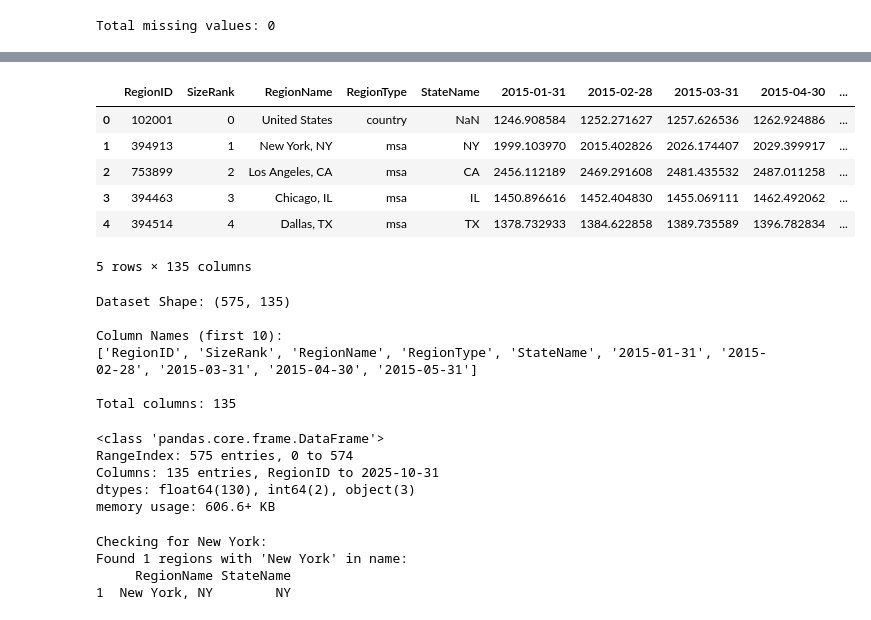
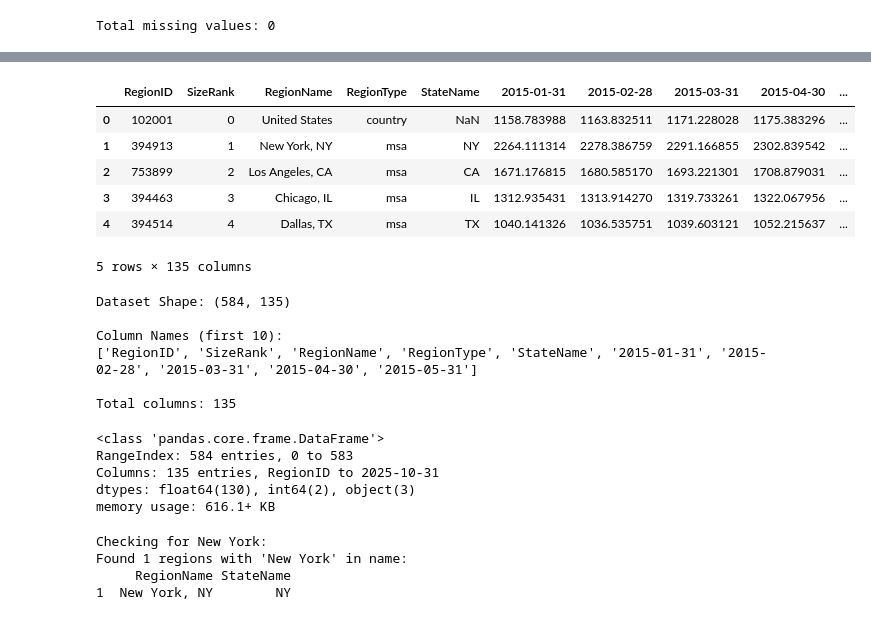
Before and after one commit to datasheng/csc46000-team-project-4727, a Jupyter notebook: notebooks/eda.ipynb, the cells around one changed output, grey strips where cells are left out. Drawn from its saved outputs; the diff is of its cells as text; code cells hidden in the pictures.

```diff
--- a/notebooks/eda.ipynb
+++ b/notebooks/eda.ipynb
@@ -174,18 +172,18 @@ price_long_prophet = price_long.reset_index().rename(columns={'Date': 'ds', 'Med
 # %%
 # ============================================
 # RENTAL PRICES PREPROCESSING
 # ============================================
 
 # Read rental prices data
-df_rental = pd.read_csv('../data/RentalPricesSF.csv')
+df_rental = pd.read_csv('../data/multifamily_rental_values_zori.csv')
 df_rental.head()
 # %% [output]
 |  | RegionID | SizeRank | RegionName | RegionType | StateName | 2015-01-31 | 2015-02-28 | 2015-03-31 | 2015-04-30 | ... |
-| 0 | 102001 | 0 | United States | country | NaN | 1246.908584 | 1252.271627 | 1257.626536 | 1262.924886 | ... |
-| 1 | 394913 | 1 | New York, NY | msa | NY | 1999.103970 | 2015.402826 | 2026.174407 | 2029.399917 | ... |
-| 2 | 753899 | 2 | Los Angeles, CA | msa | CA | 2456.112189 | 2469.291608 | 2481.435532 | 2487.011258 | ... |
-| 3 | 394463 | 3 | Chicago, IL | msa | IL | 1450.896616 | 1452.404830 | 1455.069111 | 1462.492062 | ... |
-| 4 | 394514 | 4 | Dallas, TX | msa | TX | 1378.732933 | 1384.622858 | 1389.735589 | 1396.782834 | ... |
+| 0 | 102001 | 0 | United States | country | NaN | 1158.783988 | 1163.832511 | 1171.228028 | 1175.383296 | ... |
+| 1 | 394913 | 1 | New York, NY | msa | NY | 2264.111314 | 2278.386759 | 2291.166855 | 2302.839542 | ... |
+| 2 | 753899 | 2 | Los Angeles, CA | msa | CA | 1671.176815 | 1680.585170 | 1693.221301 | 1708.879031 | ... |
+| 3 | 394463 | 3 | Chicago, IL | msa | IL | 1312.935431 | 1313.914270 | 1319.733261 | 1322.067956 | ... |
+| 4 | 394514 | 4 | Dallas, TX | msa | TX | 1040.141326 | 1036.535751 | 1039.603121 | 1052.215637 | ... |
 5 rows × 135 columns
 # %%
 # Basic information
@@ -194,7 +192,7 @@ print("\nColumn Names (first 10):")
 print(df_rental.columns.tolist()[:10])
 print(f"\nTotal columns: {len(df_rental.columns)}")
 # %% [output]
-Dataset Shape: (575, 135)
+Dataset Shape: (584, 135)
 
 Column Names (first 10):
 ['RegionID', 'SizeRank', 'RegionName', 'RegionType', 'StateName', '2015-01-31', '2015-02-28', '2015-03-31', '2015-04-30', '2015-05-31']
@@ -205,10 +203,10 @@ Total columns: 135
 df_rental.info()
 # %% [output]
 <class 'pandas.core.frame.DataFrame'>
-RangeIndex: 575 entries, 0 to 574
+RangeIndex: 584 entries, 0 to 583
 Columns: 135 entries, RegionID to 2025-10-31
 dtypes: float64(130), int64(2), object(3)
-memory usage: 606.6+ KB
+memory usage: 616.1+ KB
 # %%
 # Check for New York
 print("Checking for New York:")
```
Also changed, not shown: parts of 13 cells of this notebook.
